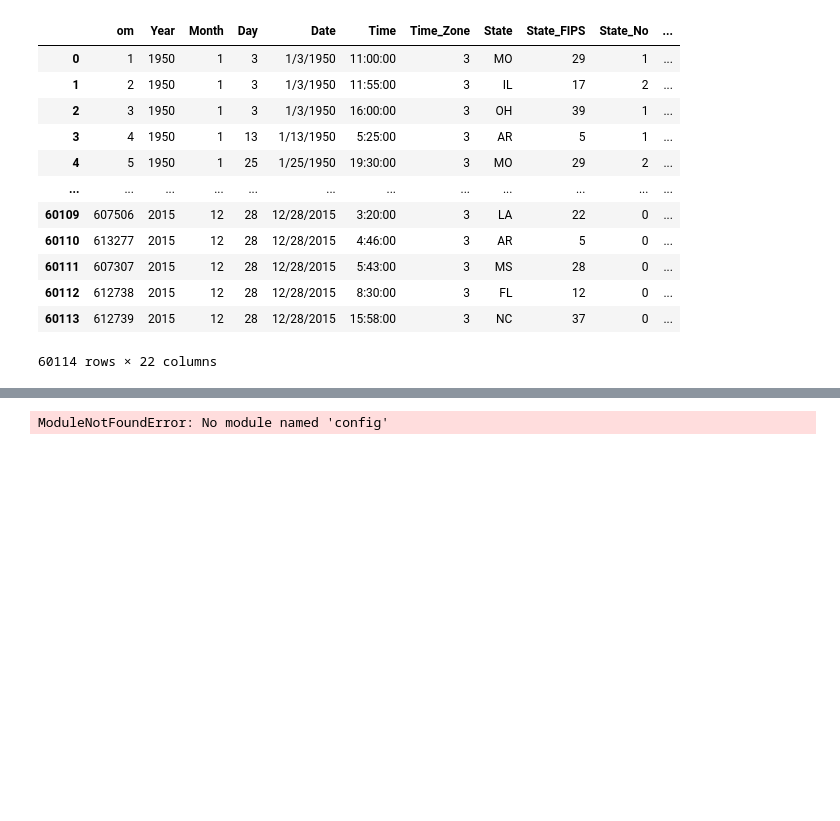
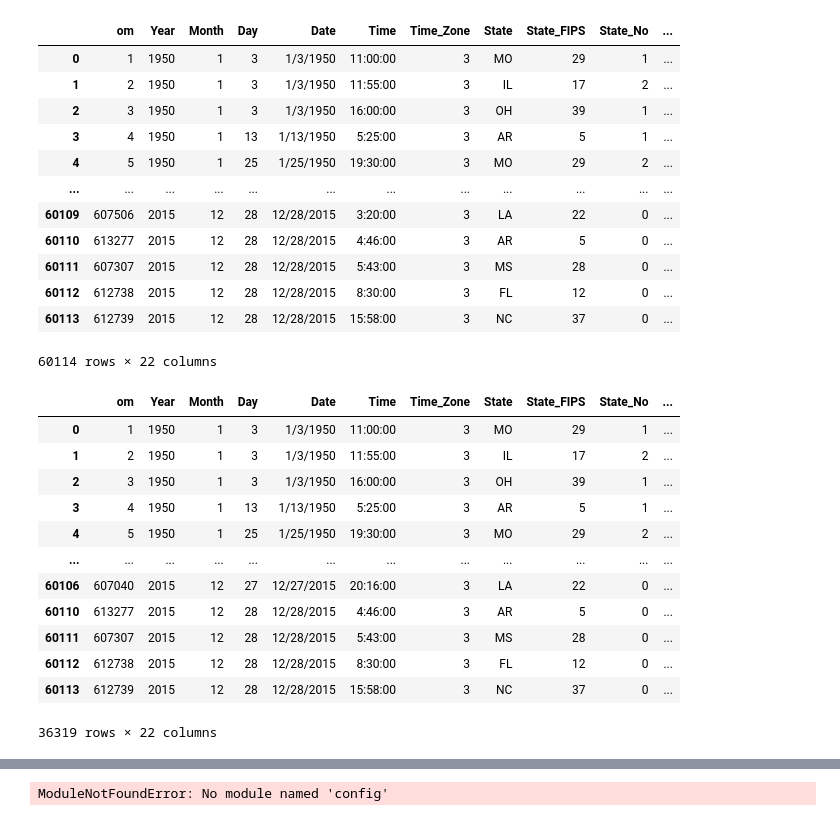
Before and after one commit to lmarksman/Project4, a Jupyter notebook: Final_Project_models-checkpoint.ipynb, the cells around one changed output, grey strips where cells are left out. Cells and saved outputs as stored; diff of their text form; code cells hidden in the pictures; blank space fills up the shorter version.

```diff
--- a/Final_Project_models-checkpoint.ipynb
+++ b/Final_Project_models-checkpoint.ipynb
@@ -43,5 +43,19 @@ tornado_data
 60114 rows × 22 columns
 # %%
 # Remove zeroes from Property Loss column
-# tornado_data = tornado_data[tornado_data['Property_Loss'] > 0]
-# tornado_data
+tornado_data = tornado_data[tornado_data['Property_Loss'] > 0]
+tornado_data
+# %% [output]
+|  | om | Year | Month | Day | Date | Time | Time_Zone | State | State_FIPS | State_No | ... |
+| 0 | 1 | 1950 | 1 | 3 | 1/3/1950 | 11:00:00 | 3 | MO | 29 | 1 | ... |
+| 1 | 2 | 1950 | 1 | 3 | 1/3/1950 | 11:55:00 | 3 | IL | 17 | 2 | ... |
+| 2 | 3 | 1950 | 1 | 3 | 1/3/1950 | 16:00:00 | 3 | OH | 39 | 1 | ... |
+| 3 | 4 | 1950 | 1 | 13 | 1/13/1950 | 5:25:00 | 3 | AR | 5 | 1 | ... |
+| 4 | 5 | 1950 | 1 | 25 | 1/25/1950 | 19:30:00 | 3 | MO | 29 | 2 | ... |
+| ... | ... | ... | ... | ... | ... | ... | ... | ... | ... | ... | ... |
+| 60106 | 607040 | 2015 | 12 | 27 | 12/27/2015 | 20:16:00 | 3 | LA | 22 | 0 | ... |
+| 60110 | 613277 | 2015 | 12 | 28 | 12/28/2015 | 4:46:00 | 3 | AR | 5 | 0 | ... |
+| 60111 | 607307 | 2015 | 12 | 28 | 12/28/2015 | 5:43:00 | 3 | MS | 28 | 0 | ... |
+| 60112 | 612738 | 2015 | 12 | 28 | 12/28/2015 | 8:30:00 | 3 | FL | 12 | 0 | ... |
+| 60113 | 612739 | 2015 | 12 | 28 | 12/28/2015 | 15:58:00 | 3 | NC | 37 | 0 | ... |
+36319 rows × 22 columns
```
Also changed, not shown: parts of 12 cells of this notebook, 4 other files.
